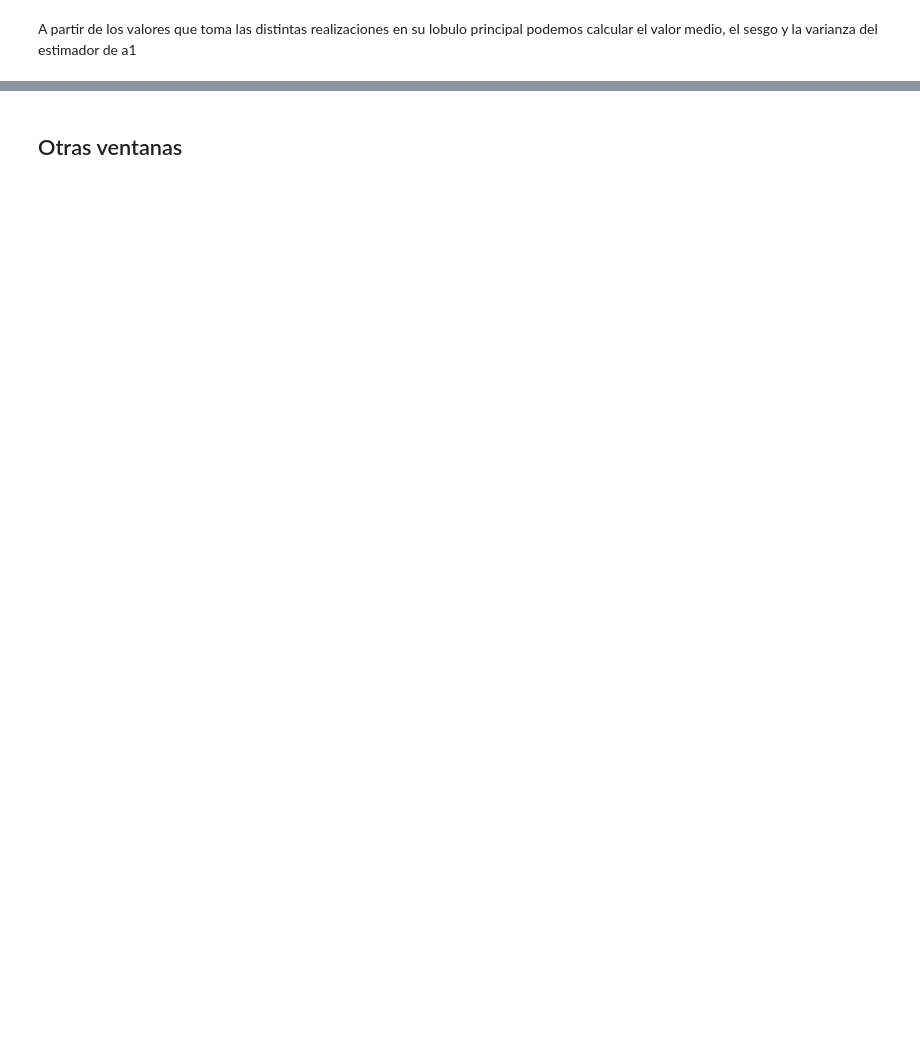
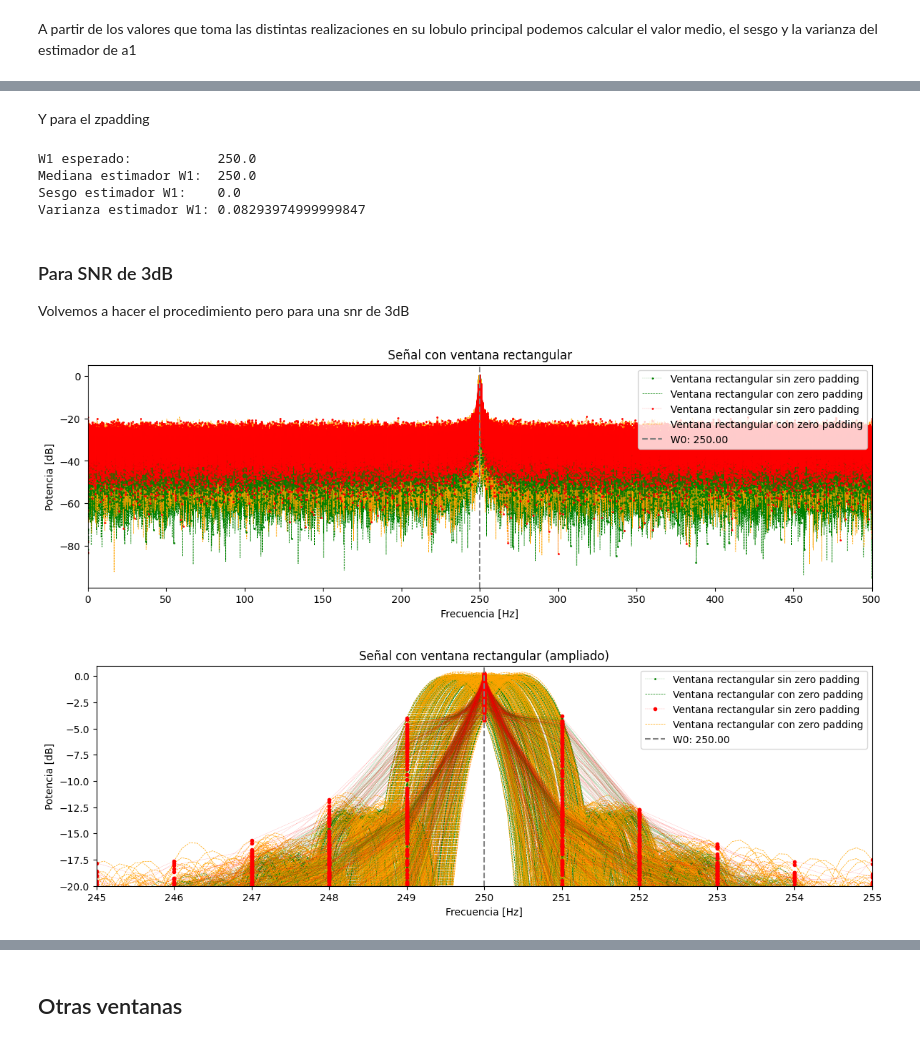
Before and after one commit to Martin-Sirito/PDS2023, a Jupyter notebook: TS4/TS4.ipynb, the cells around one changed output, grey strips where cells are left out. Cells and saved outputs as stored; diff of their text form; code cells hidden in the pictures; blank space fills up the shorter version.

```diff
--- a/TS4/TS4.ipynb
+++ b/TS4/TS4.ipynb
@@ -230,0 +256,15 @@ print("Varianza estimador W1: " + str(varianza_W1))
+# %% [markdown]
+Y para el zpadding
+# %%
+print("W1 esperado:           " + str(W0))
+print("Mediana estimador W1:  " + str(mediana_W1_zp))
+print("Sesgo estimador W1:    " + str(sesgo_W1_zp))
+print("Varianza estimador W1: " + str(varianza_W1_zp))
+# %% [output]
+W1 esperado:           250.0
+Mediana estimador W1:  250.0
+Sesgo estimador W1:    0.0
+Varianza estimador W1: 0.08293974999999847
+# %% [markdown]
+### Para SNR de 3dB
+Volvemos a hacer el procedimiento pero para una snr de 3dB
@@ -230,0 +330,43 @@ print("Varianza estimador W1: " + str(varianza_W1))
+# %%
+#%% Ploteo boxcar
+plt.figure(1)
+plt.title("Señal con ventana rectangular")
+plt.xlabel("Frecuencia [Hz]")
+plt.ylabel("Potencia [dB]")
+plt.plot( [], [], label="Ventana rectangular sin zero padding",color='green',    linestyle=':',  linewidth=.2,  marker='o', markersize=1)
+plt.plot( ff[bfrec],         dp_sig_boxcar_db_orig,    color='green',    linestyle=':',  linewidth=.2,  marker='o', markersize=1, zorder=1)
+plt.plot( [], [], label="Ventana rectangular con zero padding",color='green', linestyle='--', linewidth=.5)
+plt.plot( ffzpad[bfreczpad], dp_sig_boxcar_db_zp_orig, color='green', linestyle='--', linewidth=.5, zorder=0)
+plt.plot( [], [], label="Ventana rectangular sin zero padding",color='red',    linestyle=':',  linewidth=.2,  marker='o', markersize=1)
+plt.plot( ff[bfrec],         dp_sig_boxcar_db,    color='red',    linestyle=':',  linewidth=.2,  marker='o', markersize=1, zorder=1)
+plt.plot( [], [], label="Ventana rectangular con zero padding",color='orange', linestyle='--', linewidth=.5)
+plt.plot( ffzpad[bfreczpad], dp_sig_boxcar_db_zp, color='orange', linestyle='--', linewidth=.5, zorder=0)
+plt.axvline(W0, color='grey', linestyle='--', label=f'W0: {W0:.2f}', zorder=10)
+plt.legend(loc='upper right')
+plt.xticks(np.arange(0, nn/2+1, nn/20))
+
+plt.xlim([0, nn/2])
+
+plt.figure(2)
+plt.title("Señal con ventana rectangular (ampliado)")
+plt.xlabel("Frecuencia [Hz]")
+plt.ylabel("Potencia [dB]")
+plt.xlim([0, nn/2])
+plt.plot( [], [], label="Ventana rectangular sin zero padding",color='green',    linestyle=':',  linewidth=.2,  marker='o', markersize=1)
+plt.plot( ff[bfrec],         dp_sig_boxcar_db_orig,    color='green',    linestyle=':',  linewidth=.2,  marker='o', markersize=1, zorder=1)
+plt.plot( [], [], label="Ventana rectangular con zero padding",color='green', linestyle='--', linewidth=.5)
+plt.plot( ffzpad[bfreczpad], dp_sig_boxcar_db_zp_orig, color='green', linestyle='--', linewidth=.5, zorder=0)
+plt.plot( [], [], label="Ventana rectangular sin zero padding",color='red',    linestyle=':',  linewidth=.2,  marker='o', markersize=3)
+plt.plot( ff[bfrec],         dp_sig_boxcar_db,    color='red',    linestyle=':',  linewidth=.2,  marker='o', markersize=3, zorder=1)
+plt.plot( [], [], label="Ventana rectangular con zero padding",color='orange', linestyle='--', linewidth=.5)
+plt.plot( ffzpad[bfreczpad], dp_sig_boxcar_db_zp, color='orange', linestyle='--', linewidth=.5, zorder=0)
+plt.axvline(W0, color='grey', linestyle='--', label=f'W0: {W0:.2f}', zorder=10)
+plt.legend(loc='upper right')
+plt.xticks(np.arange(W0-5*df, W0+5*df+1, df))
+
+plt.xlim(W0-5*df, W0+5*df)
+plt.ylim(-20, 1)
+plt.show()
+# %% [output]
+[figure, added]
+[figure, added]
```
Also changed, not shown: parts of 19 cells of this notebook.
